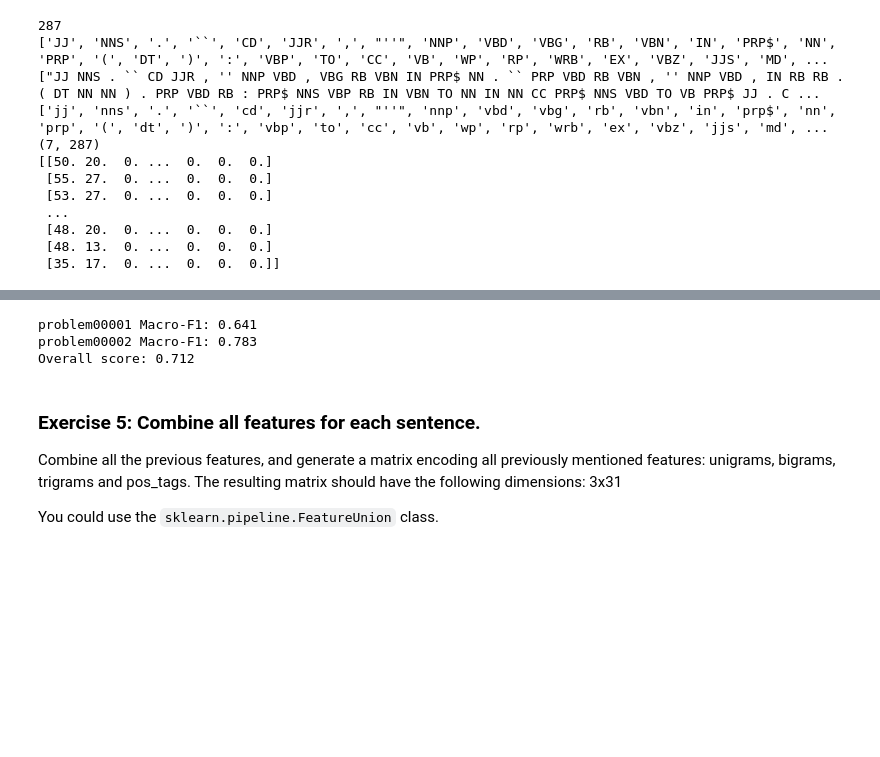
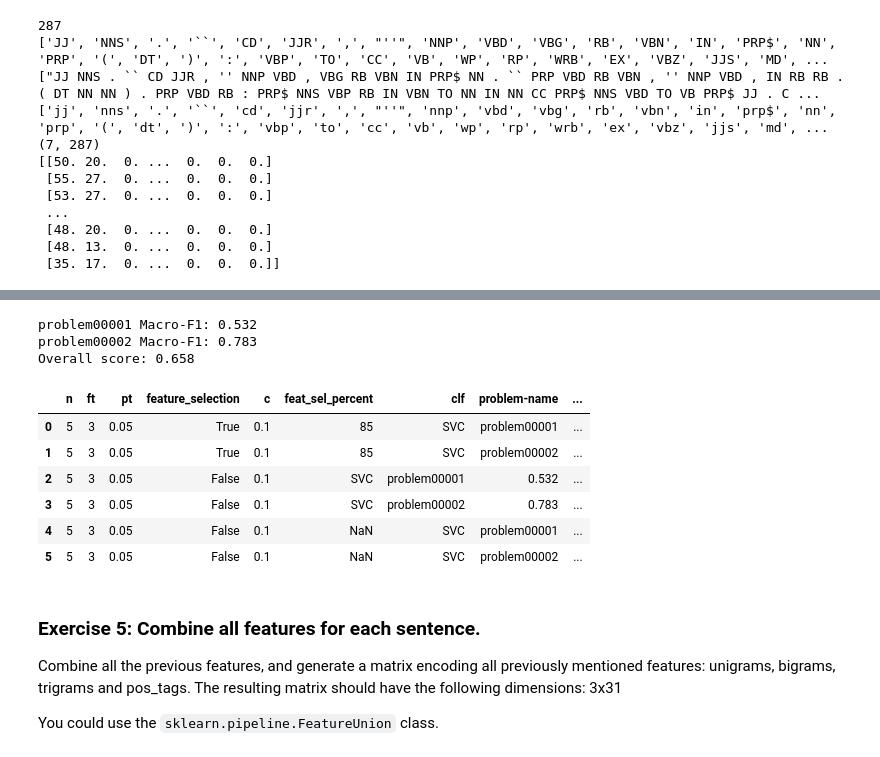
Before and after one commit to sallyi/lang-proc-exam, a Jupyter notebook: feature_extraction.ipynb, the cells around one changed output, grey strips where cells are left out. Drawn from its saved outputs; the diff is of its cells as text; code cells hidden in the pictures; blank space fills up the shorter version.

Commit message:
write results out to csv

```diff
--- a/feature_extraction.ipynb
+++ b/feature_extraction.ipynb
@@ -315,7 +316,7 @@ class Feature_Extractor():
 
 
 def baseline(path, outpath, n=3, ft=5, pt=0.1, feature_selection=False,
-             open_set=False, c=1):
+             open_set=False, c=1, feat_sel_percent=None, clf=None):
     start_time = time.time()
     # Reading information about the collection
     infocollection = path+os.sep+'collection-info.json'
@@ -350,7 +351,7 @@ def baseline(path, outpath, n=3, ft=5, pt=0.1, feature_selection=False,
             #sel = VarianceThreshold(threshold=(.8 * (1 - .8)))
             #train_data = sel.fit_transform(train_data)
             # We use the default selection function: the 10% most significant features
-            sel = SelectPercentile(f_classif, percentile=85)
+            sel = SelectPercentile(f_classif, percentile=feat_sel_percent)
             train_data = sel.fit_transform(train_data, train_labels)
             #sel = SelectKBest(chi2, k=100000)
             #train_data = sel.fit_transform(train_data, train_labels)
@@ -400,7 +401,10 @@ def baseline(path, outpath, n=3, ft=5, pt=0.1, feature_selection=False,
 base_dir='pan18-cross-domain-authorship-attribution-training-dataset-2017-12-02'
 out_dir = base_dir+os.sep+'output-dir'
 eval_dir = base_dir+os.sep+'eval-dir'
-baseline(base_dir,out_dir,n=5,ft=3,pt=0.05,feature_selection=True, c=0.1)
+
+params = {'n': 5,'ft': 3,'pt': 0.05,'feature_selection': True, 'c':0.1, 'feat_sel_percent': 85, 'clf': 'SVC'}
+params = {'n': 5,'ft': 3,'pt': 0.05,'feature_selection': False, 'c':0.1, 'feat_sel_percent': None, 'clf': 'SVC'}
+baseline(base_dir,out_dir,**params)
 %timeit
 # %% [output]
 problem00001
@@ -591,35 +583,55 @@ def evaluate(ground_truth_file,predictions_file):
     with open(predictions_file, 'r') as f:
         for attrib in json.load(f):
             if attrib['unknown-text'] not in pred:
                 pred[attrib['unknown-text']] = attrib['predicted-author']
     f1,precision,recall =  eval_measures(gt,pred)
     return round(f1,3), round(precision,3), round(recall,3)
 
-def evaluate_all(path_collection,path_answers,path_out):
+def evaluate_all(path_collection,path_answers,path_out,params):
     # Calculates evaluation measures for a PAN-18 collection of attribution problems
     infocollection = path_collection+os.sep+'collection-info.json'
     problems = []
     data = []
     with open(infocollection, 'r') as f:
         for attrib in json.load(f):
             problems.append(attrib['problem-name'])
     scores=[];
     for problem in problems:
+        prob_data = deepcopy(params)
         f1,precision,recall=evaluate(path_collection+os.sep+problem+os.sep+'ground-truth.json',path_answers+os.sep+'answers-'+problem+'.json')
         scores.append(f1)
-        data.append({'problem-name': problem, 'macro-f1': round(f1,3), 'macro-precision': round(precision,3), 'macro-recall': round(recall,3)})
+        prob_data.update({'problem-name': problem, 'macro-f1': round(f1,3), 'macro-precision': round(precision,3), 'macro-recall': round(recall,3)})
+        if os.path.isfile('metrics.csv'):
+            with open('metrics.csv', 'a') as f:  # Just use 'w' mode in 3.x
+                w = csv.DictWriter(f, prob_data.keys())
+                w.writerow(prob_data)
+        else:
+            with open('metrics.csv', 'w') as f:  # Just use 'w' mode in 3.x
+                w = csv.DictWriter(f, prob_data.keys())
+                w.writeheader()
+                w.writerow(prob_data)
+        data.append(prob_data)
         print(str(problem),'Macro-F1:',round(f1,3))
     overall_score=sum(scores)/len(scores)
     # Saving data to output files (out.json and evaluation.prototext)
     with open(path_out+os.sep+'out.json', 'w') as f:
         json.dump({'problems': data, 'overall_score': round(overall_score,3)}, f, indent=4, sort_keys=True)
     print('Overall score:', round(overall_score,3))
     prototext='measure {\n key: "mean macro-f1"\n value: "'+str(round(overall_score,3))+'"\n}\n'
     with open(path_out+os.sep+'evaluation.prototext', 'w') as f:
         f.write(prototext)
+    return pd.read_csv('metrics.csv')
 
-evaluate_all(base_dir,out_dir,eval_dir)
+params
+evaluate_all(base_dir,out_dir,eval_dir, params)
 # %% [output]
-problem00001 Macro-F1: 0.641
+problem00001 Macro-F1: 0.532
 problem00002 Macro-F1: 0.783
-Overall score: 0.712
+Overall score: 0.658
+|  | n | ft | pt | feature_selection | c | feat_sel_percent | clf | problem-name | ... |
+| 0 | 5 | 3 | 0.05 | True | 0.1 | 85 | SVC | problem00001 | ... |
+| 1 | 5 | 3 | 0.05 | True | 0.1 | 85 | SVC | problem00002 | ... |
+| 2 | 5 | 3 | 0.05 | False | 0.1 | SVC | problem00001 | 0.532 | ... |
+| 3 | 5 | 3 | 0.05 | False | 0.1 | SVC | problem00002 | 0.783 | ... |
+| 4 | 5 | 3 | 0.05 | False | 0.1 | NaN | SVC | problem00001 | ... |
+| 5 | 5 | 3 | 0.05 | False | 0.1 | NaN | SVC | problem00002 | ... |
```
Also changed, not shown: parts of 4 cells of this notebook.
